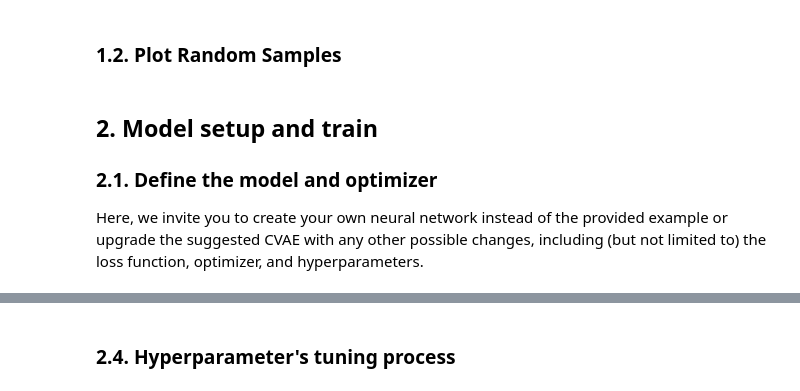
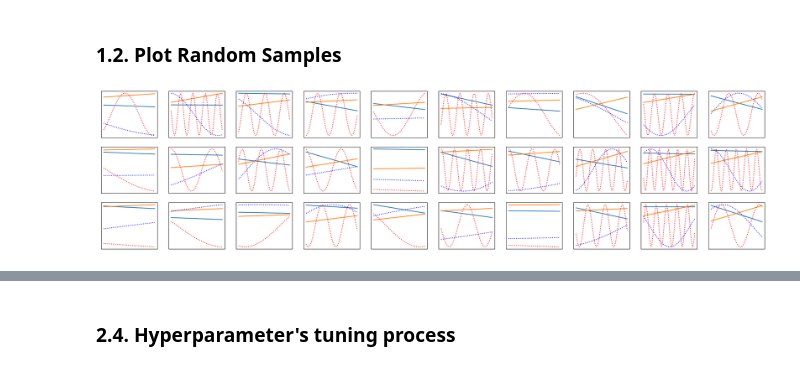
Before and after one commit to FReakYdiVi/2nn1b, a Jupyter notebook: Starter Notebook1.ipynb, the cells around one changed output, grey strips where cells are left out. Cells and saved outputs as stored; diff of their text form; code cells hidden in the pictures.

```diff
--- a/Starter Notebook1.ipynb
+++ b/Starter Notebook1.ipynb
@@ -318,7 +157,10 @@ class CVAE_2(nn.Module):
 # %% [markdown]
 ### 1.2. Plot Random Samples
-# %% [markdown]
-## 2. Model setup and train
-### 2.1. Define the model and optimizer
-
-Here, we invite you to create your own neural network instead of the provided example or upgrade the suggested CVAE with any other possible changes, including (but not limited to) the loss function, optimizer, and hyperparameters.
+# %%
+x,y = next(iter(dataloader))
+
+num_samples=30
+
+CVAE_fn.plot_samples(x,y,num_samples=num_samples)
+# %% [output]
+[figure, added]
```
Also changed, not shown: parts of 21 cells of this notebook, 10 other files.
